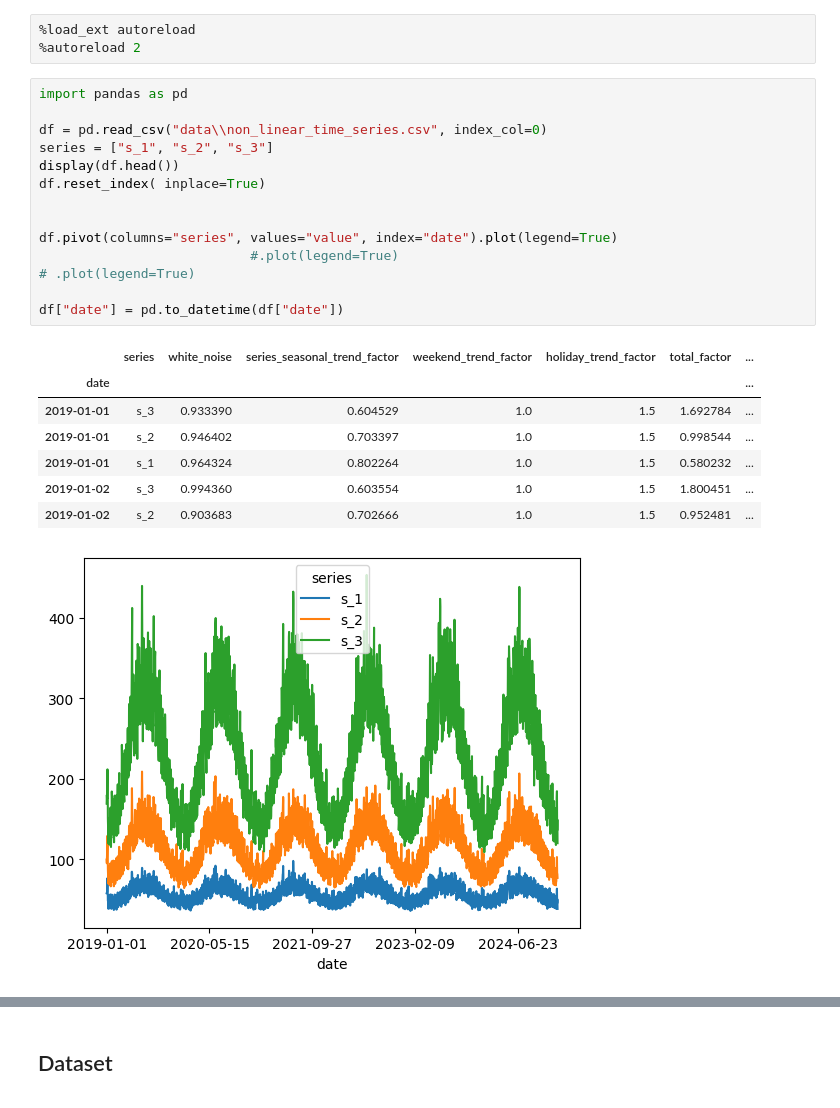
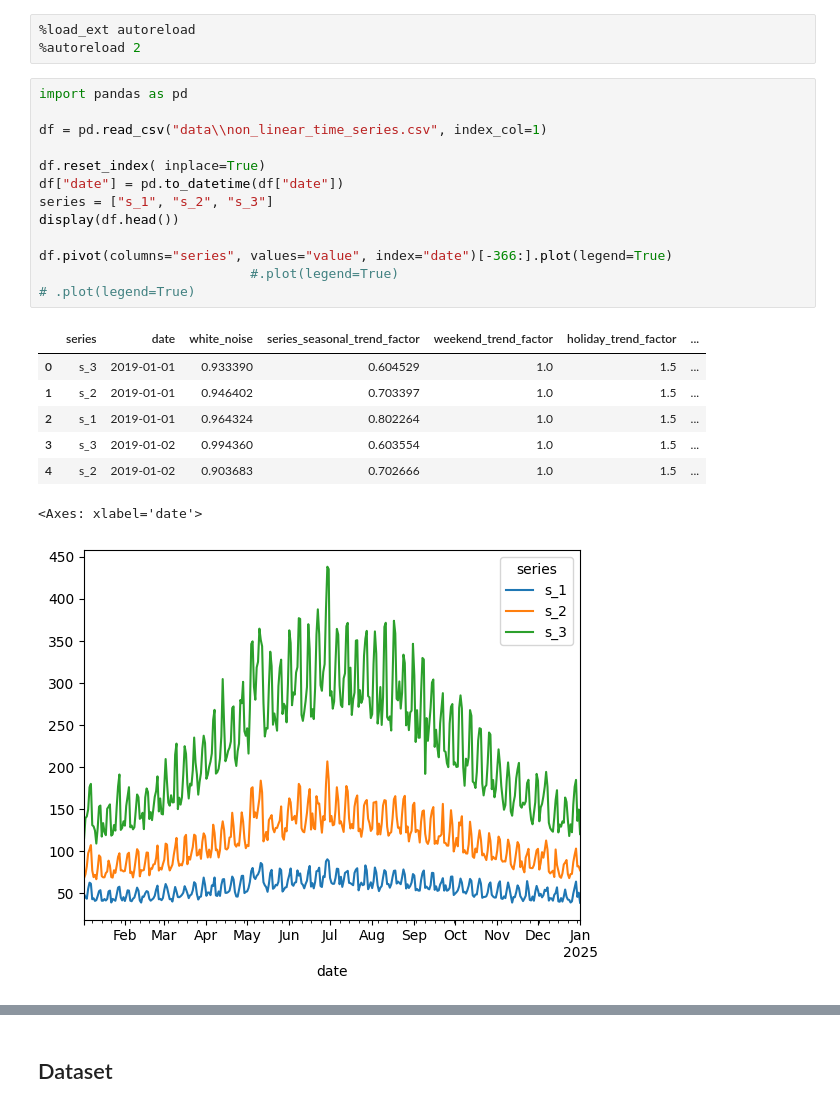
Before and after one commit to mkk-phd-work/feature_importance_challenges, a Jupyter notebook: experiments_non_lin.ipynb, the cells around one changed output, grey strips where cells are left out. Saved outputs shown, nothing was run; the diff lists cells and outputs as text.

```diff
--- a/experiments_non_lin.ipynb
+++ b/experiments_non_lin.ipynb
@@ -4,26 +4,25 @@
 # %%
 import pandas as pd
 
-df = pd.read_csv("data\\non_linear_time_series.csv", index_col=0)
+df = pd.read_csv("data\\non_linear_time_series.csv", index_col=1)
+
+df.reset_index( inplace=True)
+df["date"] = pd.to_datetime(df["date"])
 series = ["s_1", "s_2", "s_3"]
 display(df.head())
-df.reset_index( inplace=True)
 
-
-df.pivot(columns="series", values="value", index="date").plot(legend=True)
+df.pivot(columns="series", values="value", index="date")[-366:].plot(legend=True)
                            #.plot(legend=True)
 # .plot(legend=True)
-
-df["date"] = pd.to_datetime(df["date"])
 # %% [output]
-|  | series | white_noise | series_seasonal_trend_factor | weekend_trend_factor | holiday_trend_factor | total_factor | ... |
-| date |  |  |  |  |  |  | ... |
-| 2019-01-01 | s_3 | 0.933390 | 0.604529 | 1.0 | 1.5 | 1.692784 | ... |
-| 2019-01-01 | s_2 | 0.946402 | 0.703397 | 1.0 | 1.5 | 0.998544 | ... |
-| 2019-01-01 | s_1 | 0.964324 | 0.802264 | 1.0 | 1.5 | 0.580232 | ... |
-| 2019-01-02 | s_3 | 0.994360 | 0.603554 | 1.0 | 1.5 | 1.800451 | ... |
-| 2019-01-02 | s_2 | 0.903683 | 0.702666 | 1.0 | 1.5 | 0.952481 | ... |
+|  | series | date | white_noise | series_seasonal_trend_factor | weekend_trend_factor | holiday_trend_factor | ... |
+| 0 | s_3 | 2019-01-01 | 0.933390 | 0.604529 | 1.0 | 1.5 | ... |
+| 1 | s_2 | 2019-01-01 | 0.946402 | 0.703397 | 1.0 | 1.5 | ... |
+| 2 | s_1 | 2019-01-01 | 0.964324 | 0.802264 | 1.0 | 1.5 | ... |
+| 3 | s_3 | 2019-01-02 | 0.994360 | 0.603554 | 1.0 | 1.5 | ... |
+| 4 | s_2 | 2019-01-02 | 0.903683 | 0.702666 | 1.0 | 1.5 | ... |
+<Axes: xlabel='date'>
-[figure, old version]
+[figure, new version]
 # %%
 
 
```
Also changed, not shown: parts of 3 cells of this notebook, 5 other files.
